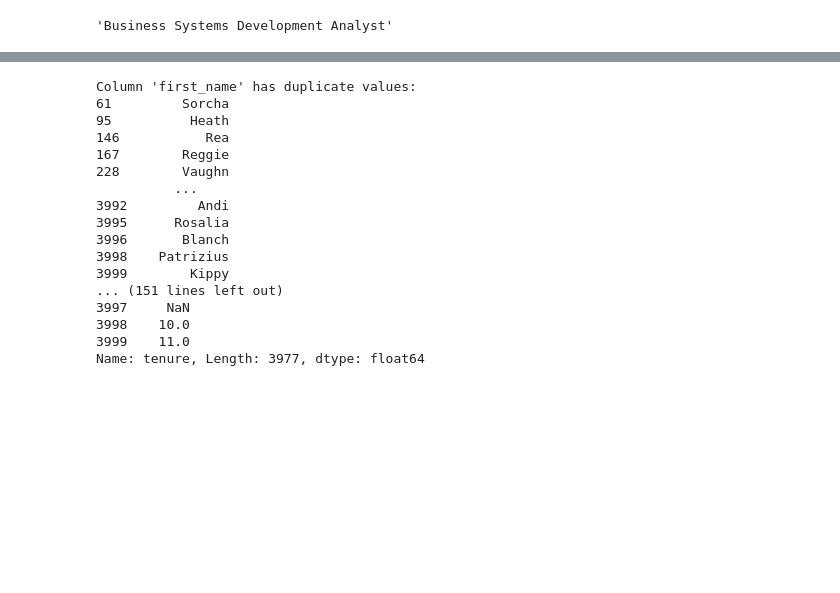
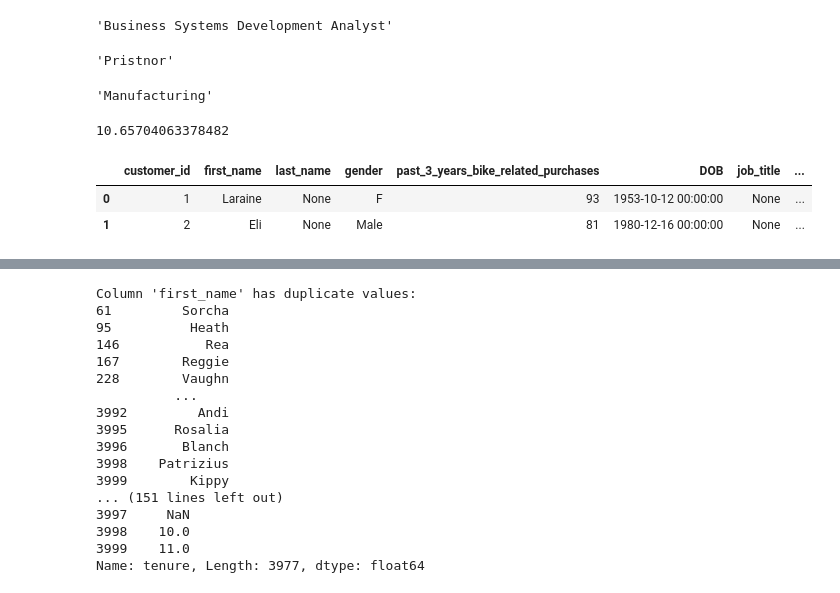
Before and after one commit to Marilyn-Rose/KPMG-Data-Analytics-and-Modelling-Project, a Jupyter notebook: KPMG for Sprocket Central Pty Ltd.ipynb, the cells around one changed output, grey strips where cells are left out. Cells and saved outputs as stored; diff of their text form; code cells hidden in the pictures; blank space fills up the shorter version.

Commit message:
found the most frequent values for the 'last_name', 'job_title', 'job_industry_category' and replaced the missing values for these columns with the respective output.

```diff
--- a/KPMG for Sprocket Central Pty Ltd.ipynb
+++ b/KPMG for Sprocket Central Pty Ltd.ipynb
@@ -156,3 +168,35 @@ common_job_title = cust_dem['job_title'].value_counts().idxmax()
 common_job_title
 # %% [output]
 'Business Systems Development Analyst'
+# %%
+# Most frequent Last name that occured in the dataset:
+
+freq_ln = cust_dem['last_name'].value_counts().idxmax()
+freq_ln
+# %% [output]
+'Pristnor'
+# %%
+# Most frequent job industry category:
+freq_ind_cat = cust_dem['job_industry_category'].value_counts().idxmax()
+freq_ind_cat
+# %% [output]
+'Manufacturing'
+# %%
+# The average tenure :
+mean_tenure = cust_dem['tenure'].mean()
+mean_tenure
+# %% [output]
+10.65704063378482
+# %%
+
+# Replacing the missing values:
+
+cust_dem['last_name'] = cust_dem['last_name'].replace(np.nan, freq_ln, inplace = True)
+cust_dem['job_title'] = cust_dem['job_title'].replace(np.nan, common_job_title, inplace = True)
+cust_dem['job_industry_category'] = cust_dem['job_industry_category'].replace(np.nan, freq_ind_cat, inplace = True)
+# %%
+cust_dem.head(2)
+# %% [output]
+|  | customer_id | first_name | last_name | gender | past_3_years_bike_related_purchases | DOB | job_title | ... |
+| 0 | 1 | Laraine | None | F | 93 | 1953-10-12 00:00:00 | None | ... |
+| 1 | 2 | Eli | None | Male | 81 | 1980-12-16 00:00:00 | None | ... |
```
Also changed, not shown: parts of 11 cells of this notebook.
